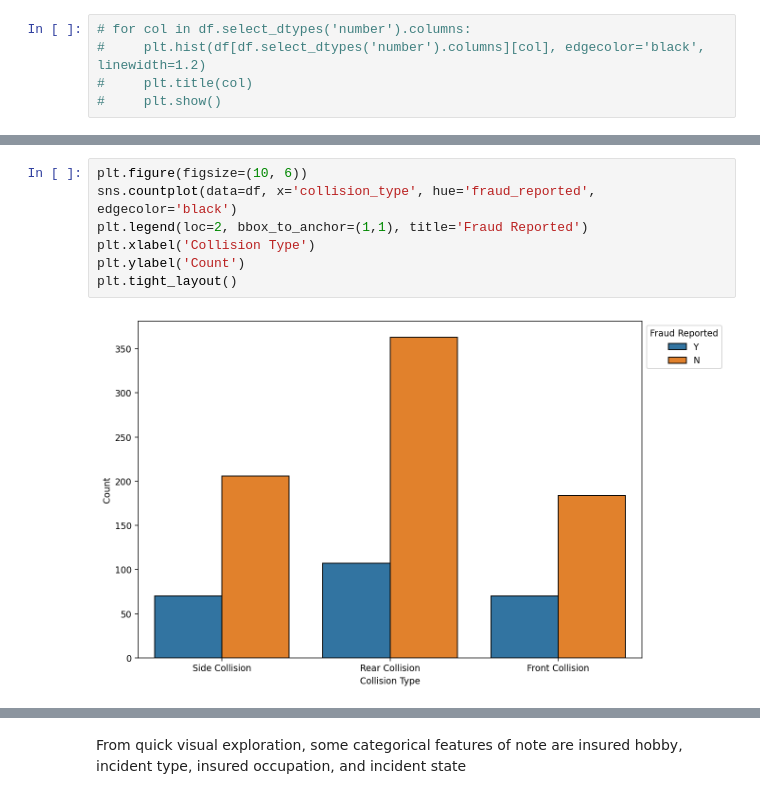
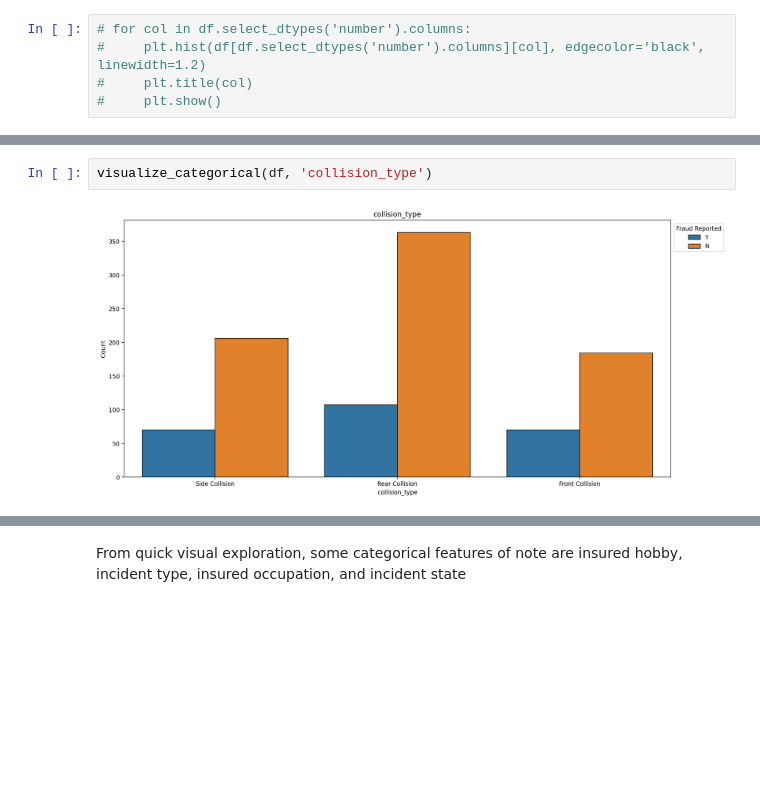
Before and after one commit to kcao22/insurance_fraud, a Jupyter notebook: exploration.ipynb, the cells around one changed output, grey strips where cells are left out. Saved outputs shown, nothing was run; the diff lists cells and outputs as text; blank space fills up the shorter version.

```diff
--- a/exploration.ipynb
+++ b/exploration.ipynb
@@ -365,10 +334,5 @@ plt.tight_layout()
-# %%
-plt.figure(figsize=(10, 6))
-sns.countplot(data=df, x='collision_type', hue='fraud_reported', edgecolor='black')
-plt.legend(loc=2, bbox_to_anchor=(1,1), title='Fraud Reported')
-plt.xlabel('Collision Type')
-plt.ylabel('Count')
-plt.tight_layout()
-# %% [output]
-[figure, removed]
+# %%
+visualize_categorical(df, 'collision_type')
+# %% [output]
+[figure, added]
 # %%
```
Also changed, not shown: parts of 52 cells of this notebook.
